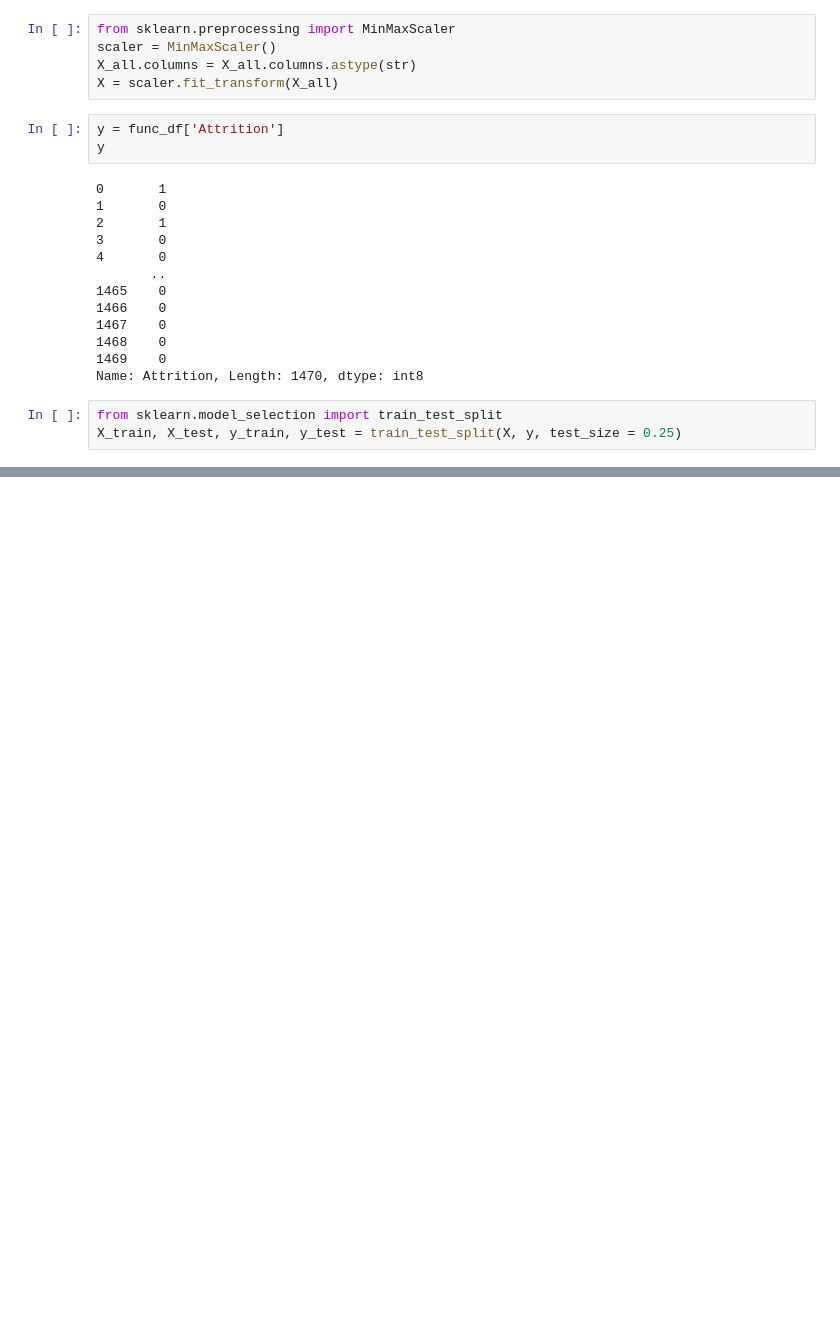
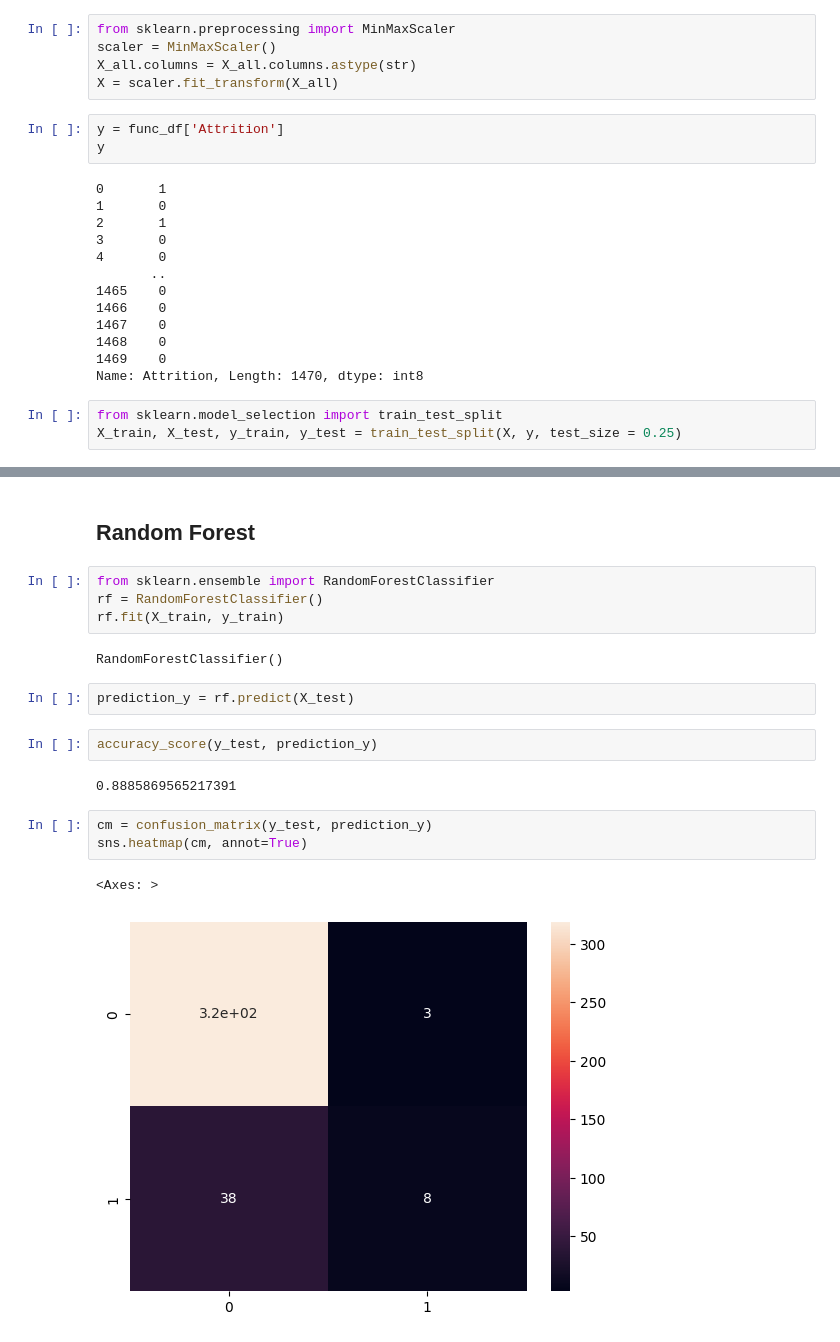
Before and after one commit to geydsonrenan/analise_funcionarios, a Jupyter notebook: funcionarios.ipynb, the cells around one changed output, grey strips where cells are left out. Drawn from its saved outputs; the diff is of its cells as text; blank space fills up the shorter version.

```diff
--- a/funcionarios.ipynb
+++ b/funcionarios.ipynb
@@ -360,0 +413,20 @@ X_train, X_test, y_train, y_test = train_test_split(X, y, test_size = 0.25)
+# %% [markdown]
+## Random Forest
+# %%
+from sklearn.ensemble import RandomForestClassifier
+rf = RandomForestClassifier()
+rf.fit(X_train, y_train)
+# %% [output]
+RandomForestClassifier()
+# %%
+prediction_y = rf.predict(X_test)
+# %%
+accuracy_score(y_test, prediction_y)
+# %% [output]
+0.8885869565217391
+# %%
+cm = confusion_matrix(y_test, prediction_y)
+sns.heatmap(cm, annot=True)
+# %% [output]
+<Axes: >
+[figure, added]
```
Also changed, not shown: parts of 23 cells of this notebook, 1 other file.
